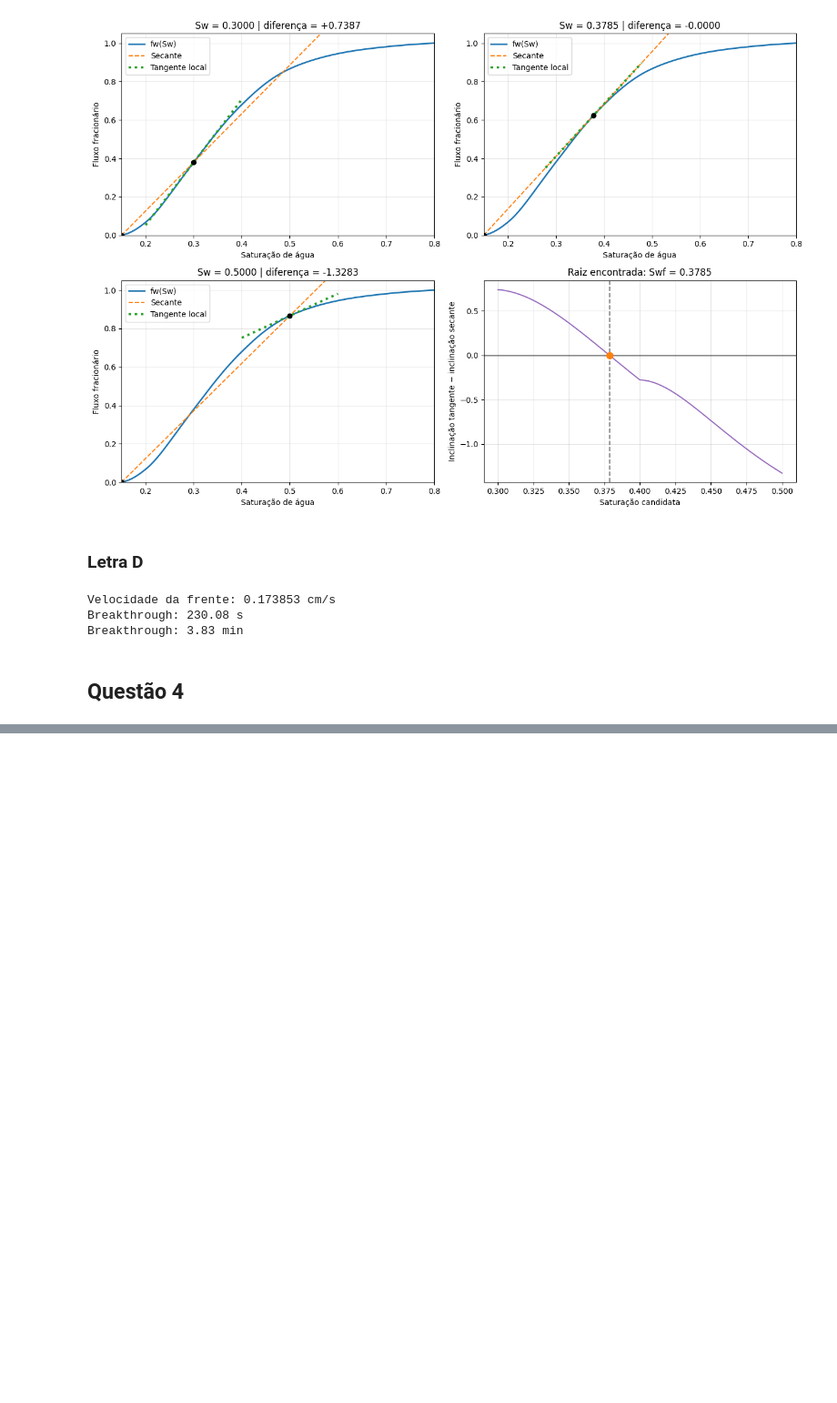
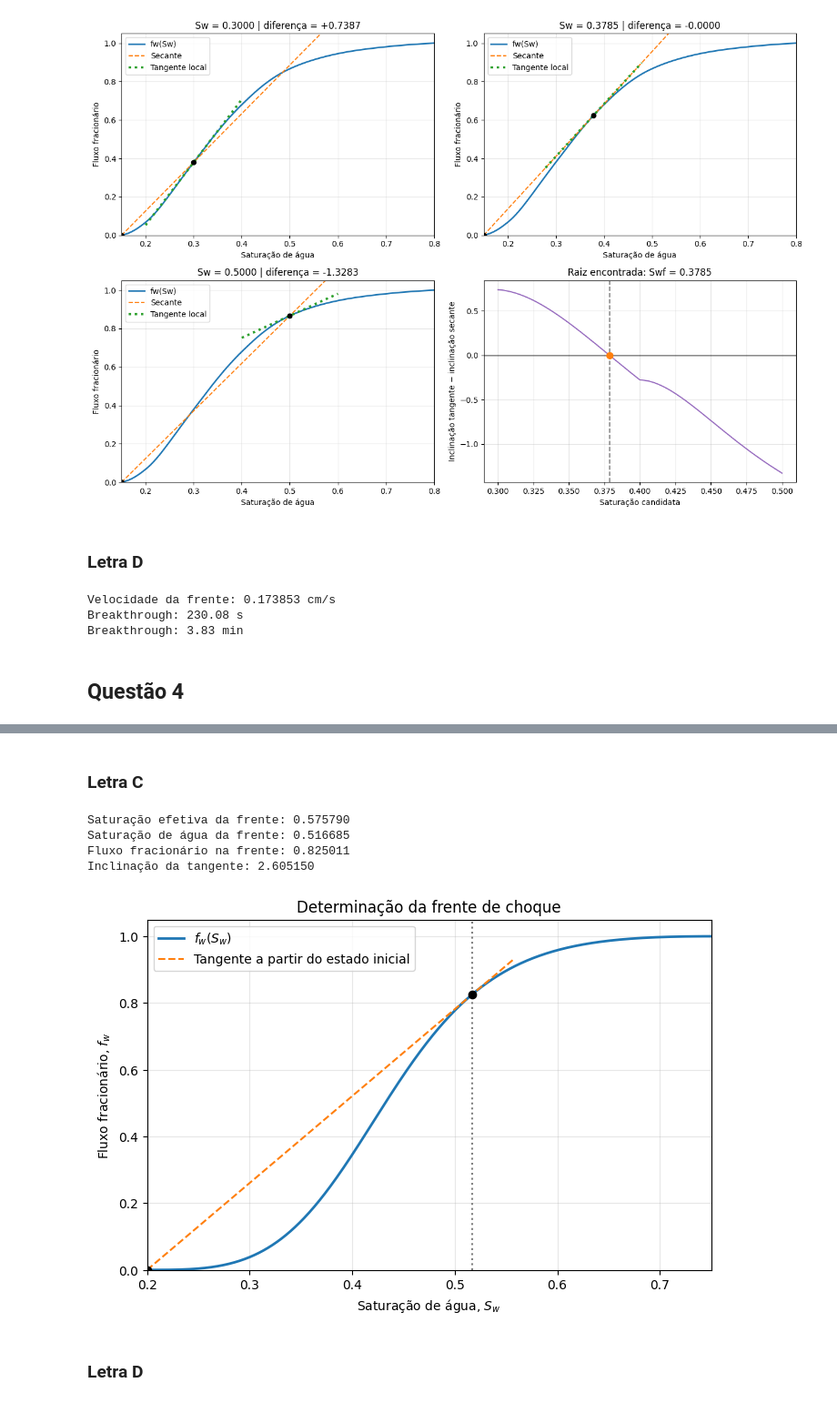
Before and after one commit to LucaMAinstein/pucrio_esc_meios_porosos, a Jupyter notebook: Ainstein_Luca_Lista3_EscPor.ipynb, the cells around one changed output, grey strips where cells are left out. Shown at 91% size. Drawn from its saved outputs; the diff is of its cells as text; code cells hidden in the pictures; blank space fills up the shorter version.

```diff
--- a/Ainstein_Luca_Lista3_EscPor.ipynb
+++ b/Ainstein_Luca_Lista3_EscPor.ipynb
@@ -344,0 +452,79 @@ Breakthrough: 3.83 min
+# %% [markdown]
+### Letra C
+# %%
+def condicao_frente(Sw, mu_oleo=10.0):
+    fw_inicial = fw(Swi, mu_oleo)
+
+    inclinacao_secante = (
+        (fw(Sw, mu_oleo) - fw_inicial)
+        / (Sw - Swi)
+    )
+
+    return dfw(Sw, mu_oleo) - inclinacao_secante
+
+
+# Afastamento dos extremos para evitar a divisão por zero em Swi
+eps = 1e-6 * DeltaS
+
+Swf = brentq(
+    condicao_frente,
+    Swi + eps,
+    Sw_max - eps,
+    args=(mu_o,)
+)
+
+fw_i = float(fw(Swi, mu_o))
+fw_f = float(fw(Swf, mu_o))
+
+m = (fw_f - fw_i) / (Swf - Swi)
+
+print(f"Saturação efetiva da frente: {float(Se(Swf)):.6f}")
+print(f"Saturação de água da frente: {Swf:.6f}")
+print(f"Fluxo fracionário na frente: {fw_f:.6f}")
+print(f"Inclinação da tangente: {m:.6f}")
+
+# Gráfico
+Sw_reta = np.linspace(Swi, Swf + 0.04, 200)
+
+plt.figure(figsize=(8, 5))
+
+plt.plot(
+    Sw_grid, fw(Sw_grid, mu_o),
+    label=r"$f_w(S_w)$",
+    linewidth=2
+)
+
+plt.plot(
+    Sw_reta,
+    fw_i + m * (Sw_reta - Swi),
+    "--",
+    label="Tangente a partir do estado inicial"
+)
+
+plt.scatter(
+    [Swi, Swf],
+    [fw_i, fw_f],
+    color="black",
+    zorder=5
+)
+
+plt.axvline(Swf, color="gray", linestyle=":")
+
+plt.xlabel(r"Saturação de água, $S_w$")
+plt.ylabel(r"Fluxo fracionário, $f_w$")
+plt.title("Determinação da frente de choque")
+
+plt.xlim(Swi, Sw_max)
+plt.ylim(0, 1.05)
+plt.grid(alpha=0.3)
+plt.legend()
+
+plt.show()
+# %% [output]
+Saturação efetiva da frente: 0.575790
+Saturação de água da frente: 0.516685
+Fluxo fracionário na frente: 0.825011
+Inclinação da tangente: 2.605150
+[figure, added]
+# %% [markdown]
+### Letra D
```
Also changed, not shown: parts of 7 cells of this notebook.
